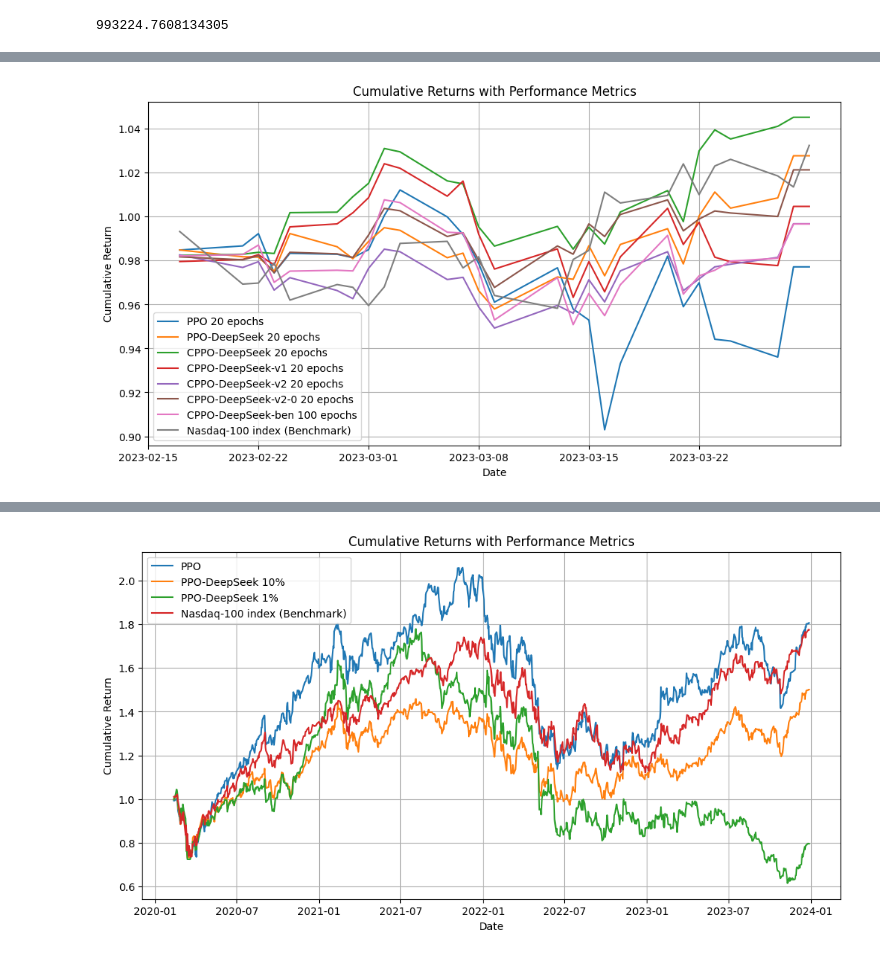
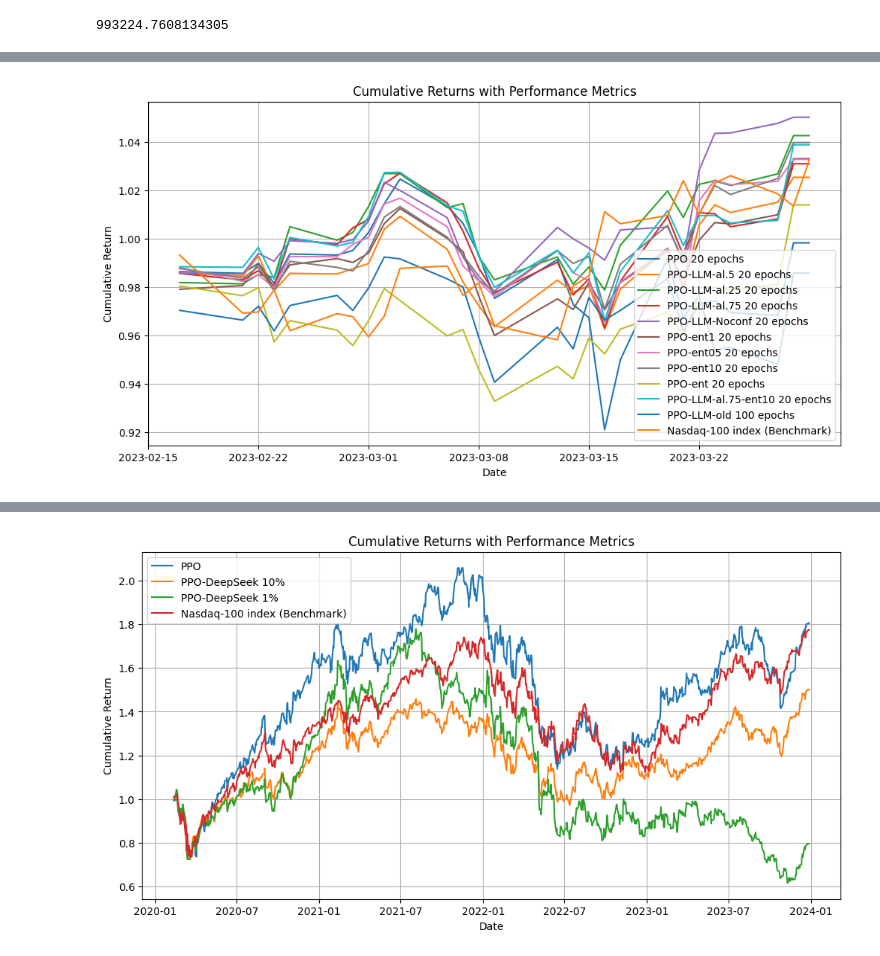
Before and after one commit to emranyat/FinRL_DeepSeek, a Jupyter notebook: FinRL_DeepSeek_backtest.ipynb, the cells around one changed output, grey strips where cells are left out. Saved outputs shown, nothing was run; the diff lists cells and outputs as text; code cells hidden in the pictures.

```diff
--- a/FinRL_DeepSeek_backtest.ipynb
+++ b/FinRL_DeepSeek_backtest.ipynb
@@ -761,3 +727,0 @@ action_space_llm=e_trade_llm_gym.action_space
-# %%
-observation_space_llm_risk=e_trade_llm_risk_gym.observation_space
-action_space_llm_risk=e_trade_llm_risk_gym.action_space
@@ -1487,15 +1373,0 @@ df_ppo_normalized_close = list(df_assets_ppo_series.div(fst_day_ppo).mul(1000000
-# %%
-# Normalize PPO-DeepSeek 10%
-fst_day_ppo_llm = df_assets_ppo_llm[1]  # Safely get the first value
-df_assets_ppo_llm_series = pd.Series(df_assets_ppo_llm[1:])
-df_ppo_llm_normalized_close = list(df_assets_ppo_llm_series.div(fst_day_ppo_llm).mul(1000000))
-
-# Normalize PPO-DeepSeek 1%
-fst_day_ppo_llm_1 = df_assets_ppo_llm_1[1]  # Safely get the first value
-df_assets_ppo_llm_series_1 = pd.Series(df_assets_ppo_llm_1[1:])
-df_ppo_llm_normalized_close_1 = list(df_assets_ppo_llm_series_1.div(fst_day_ppo_llm_1).mul(1000000))
-
-# Normalize PPO-DeepSeek 0.1%
-#fst_day_ppo_llm_01 = df_assets_ppo_llm_01[1]  # Safely get the first value
-#df_assets_ppo_llm_series_01 = pd.Series(df_assets_ppo_llm_01[1:])
-#df_ppo_llm_normalized_close_01 = list(df_assets_ppo_llm_series_01.div(fst_day_ppo_llm_01).mul(1000000))
@@ -1607,5 +1609,3 @@ df_assets_ppo_llm_filtered_1, _, _ = filter_to_common_dates(
 #df_assets_ppo_llm_filtered_01, _, _ = filter_to_common_dates(
    # trade, df_dji, df_ppo_llm_normalized_close_01, df_dji_normalized_close
 #)
-# %%
-df_assets_ppo_llama_filtered, df_dji_normalized_close_filtered, common_dates = filter_to_common_dates(trade, df_dji, df_ppo_llama_normalized_close, df_dji_normalized_close)
@@ -1776,12 +1792,12 @@ def calculate_metric(returns_strategy, returns_benchmark, confidence_level=0.05,
     benchmark_downturns = returns_benchmark < 0
     downturn_outperformance = (returns_strategy[benchmark_downturns] > returns_benchmark[benchmark_downturns]).sum() / benchmark_downturns.sum()
 
-    return {"Information Ratio": ir,
+    return {#"Information Ratio": ir,
             #"CVaR": cvar,
-            #"Rachev Ratio": rachev_ratio,
             "Cumulative Return": (1 + returns_strategy).prod() - 1,
-            #"Max Drawdown": (1 + returns_strategy).cumprod().min() - 1,
-            #"Outperformance Frequency": (np.sum(returns_strategy > returns_benchmark) / len(returns_strategy)) * 100,
+            "Rachev Ratio": rachev_ratio,
+            "Max Drawdown": (1 + returns_strategy).cumprod().min() - 1,
+            "Outperformance Frequency": (np.sum(returns_strategy > returns_benchmark) / len(returns_strategy)) * 100,
             "Downturn Outperformance": downturn_outperformance *100 }
 
 def align_returns(result, col_strategy, col_benchmark):
@@ -1844,13 +1860,26 @@ def plot_cumulative_returns(result, metrics, strategies, benchmark):
 strategies = [
 "PPO 20 epochs",
 #"CPPO 100 epochs",
-"PPO-DeepSeek 20 epochs",
+"PPO-LLM-al.5 20 epochs",
+"PPO-LLM-al.25 20 epochs",
+"PPO-LLM-al.75 20 epochs",
+"PPO-LLM-Noconf 20 epochs",
+"PPO-ent1 20 epochs",
+"PPO-ent05 20 epochs",
+"PPO-ent10 20 epochs",
+"PPO-ent 20 epochs",
+"PPO-LLM-al.75-ent10 20 epochs",
+#"PPO-LLM-old 20 epochs",
+"PPO-LLM-old 100 epochs",
 #"PPO-Llama 100 epochs",
-"CPPO-DeepSeek 20 epochs",
-"CPPO-DeepSeek-v1 20 epochs",
-"CPPO-DeepSeek-v2 20 epochs",
-"CPPO-DeepSeek-v2-0 20 epochs",
-"CPPO-DeepSeek-ben 100 epochs"
+#"CPPO-LLM 20 epochs",
+#"CPPO-LLM-v1 20 epochs",
+#"CPPO-LLM-v2 20 epochs",
+#"CPPO-LLM-v2-0 20 epochs",
+#"CPPO-LLM-old 100 epochs",
+#"CPPO-LLM-Noconf 20 epochs",
+#"CPPO-LLM-Noconf-Qi 20 epochs",
+#"CPPO-LLM-ent1 20 epochs"
 #"CPPO-Llama 100 epochs",
 ]
 #strategies = ["PPO 20 epochs", "CPPO 20 epochs", "CPPO-DeepSeek 20 epochs"]
@@ -1884,2 +1913,2 @@ for strategy, strategy_metrics in metrics.items():
-[figure, old version]
+[figure, new version]
 PPO 20 epochs Metrics:
```
Also changed, not shown: parts of 46 cells of this notebook, 40 other files.
